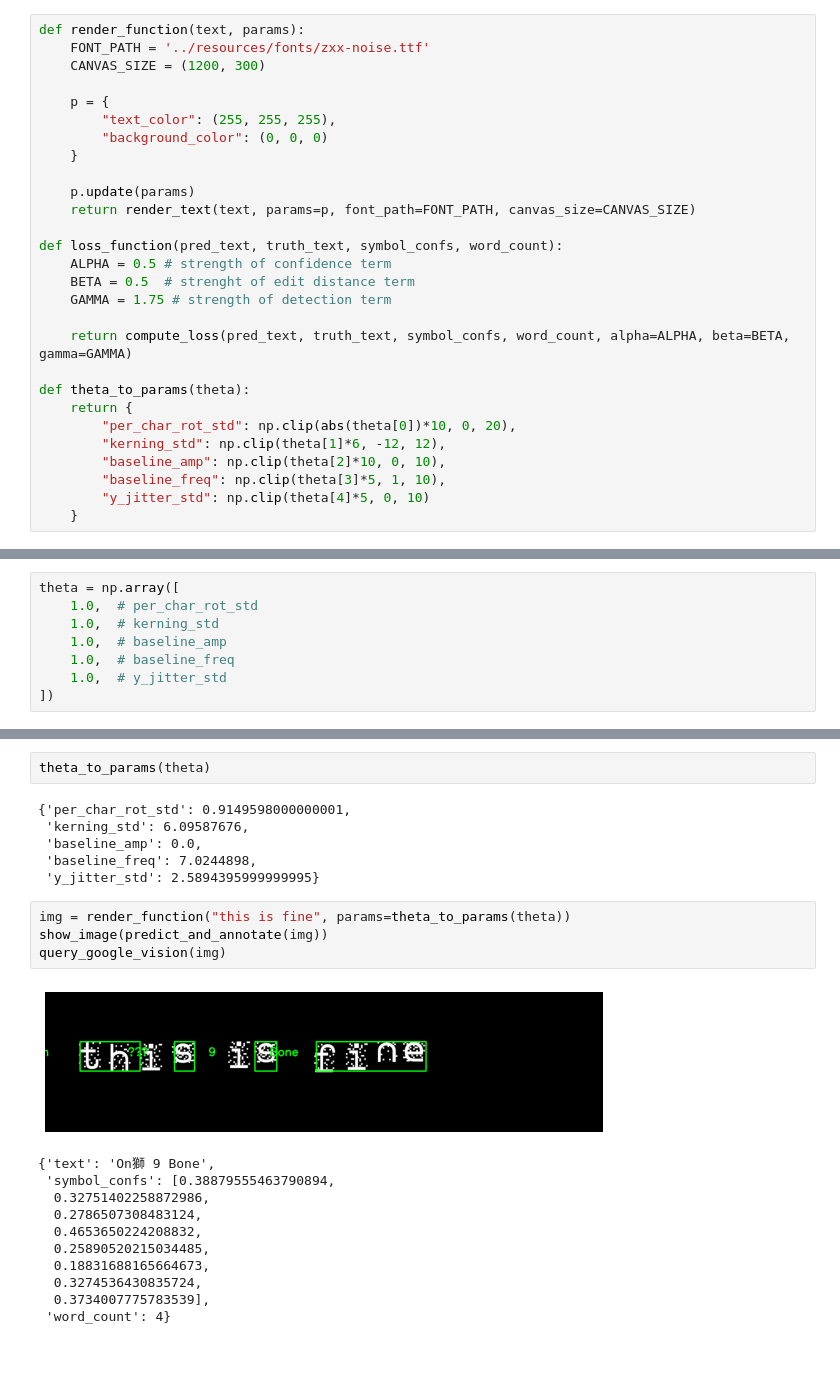
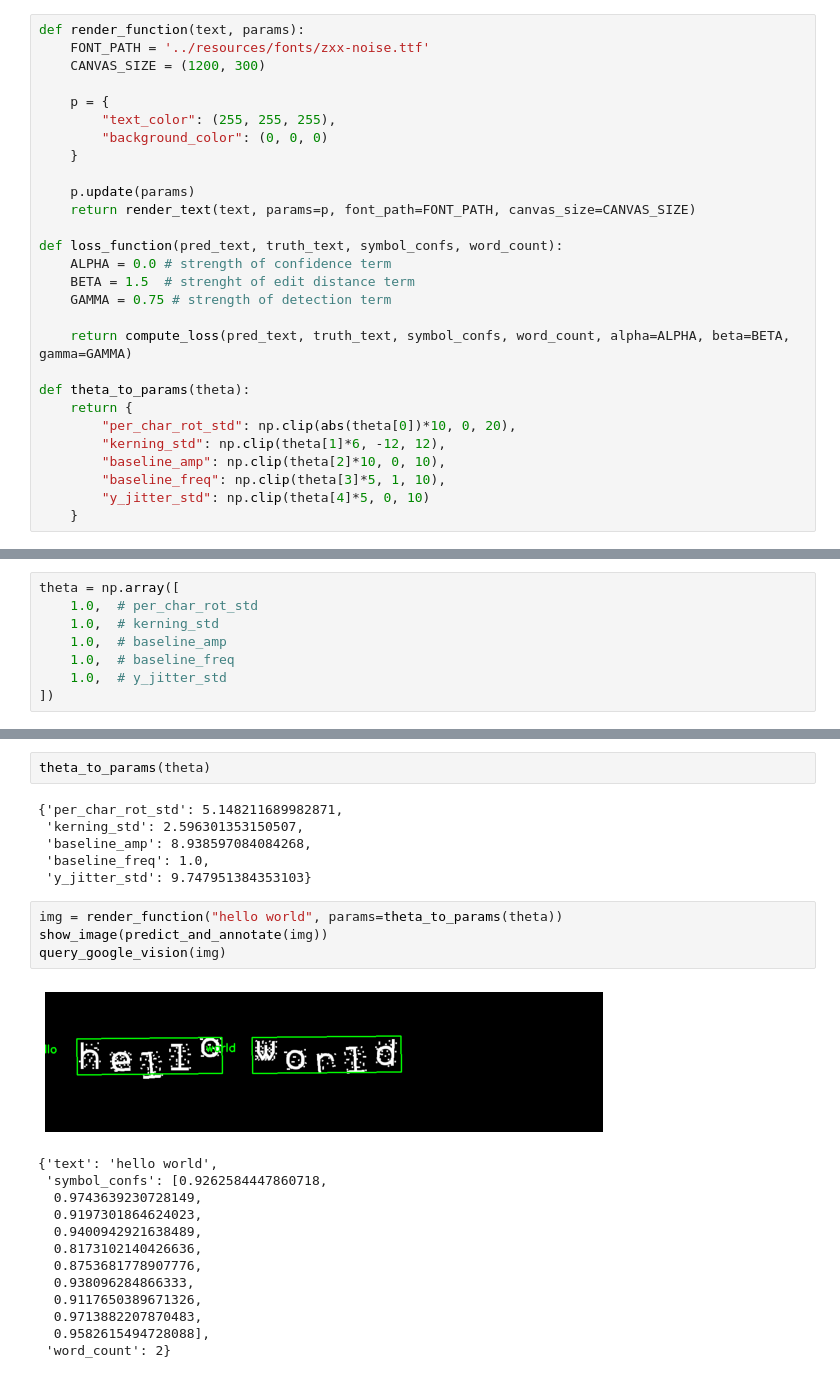
Before and after one commit to BaileyDalton007/BitBlind, a Jupyter notebook: ocr/black_box_chars/text_attack.ipynb, the cells around one changed output, grey strips where cells are left out. Drawn from its saved outputs; the diff is of its cells as text.

```diff
--- a/ocr/black_box_chars/text_attack.ipynb
+++ b/ocr/black_box_chars/text_attack.ipynb
@@ -28,9 +28,9 @@ def render_function(text, params):
     return render_text(text, params=p, font_path=FONT_PATH, canvas_size=CANVAS_SIZE)
 
 def loss_function(pred_text, truth_text, symbol_confs, word_count):
-    ALPHA = 0.5 # strength of confidence term
-    BETA = 0.5  # strenght of edit distance term
-    GAMMA = 1.75 # strength of detection term
+    ALPHA = 0.0 # strength of confidence term
+    BETA = 1.5  # strenght of edit distance term
+    GAMMA = 0.75 # strength of detection term
 
     return compute_loss(pred_text, truth_text, symbol_confs, word_count, alpha=ALPHA, beta=BETA, gamma=GAMMA)
 
@@ -100,27 +100,29 @@ Step 099 | Loss: 0.9934 | Theta: [-0.09149598  1.01597946 -0.28621204  1.4048979
 # %%
 theta_to_params(theta)
 # %% [output]
-{'per_char_rot_std': 0.9149598000000001,
- 'kerning_std': 6.09587676,
- 'baseline_amp': 0.0,
- 'baseline_freq': 7.0244898,
- 'y_jitter_std': 2.5894395999999995}
+{'per_char_rot_std': 5.148211689982871,
+ 'kerning_std': 2.596301353150507,
+ 'baseline_amp': 8.938597084084268,
+ 'baseline_freq': 1.0,
+ 'y_jitter_std': 9.747951384353103}
 # %%
-img = render_function("this is fine", params=theta_to_params(theta))
+img = render_function("hello world", params=theta_to_params(theta))
 show_image(predict_and_annotate(img))
 query_google_vision(img)
 # %% [output]
-[figure, old version]
+[figure, new version]
-{'text': 'On獅 9 Bone',
- 'symbol_confs': [0.38879555463790894,
-  0.32751402258872986,
-  0.2786507308483124,
-  0.4653650224208832,
-  0.25890520215034485,
-  0.18831688165664673,
-  0.3274536430835724,
-  0.3734007775783539],
- 'word_count': 4}
+{'text': 'hello world',
+ 'symbol_confs': [0.9262584447860718,
+  0.9743639230728149,
+  0.9197301864624023,
+  0.9400942921638489,
+  0.8173102140426636,
+  0.8753681778907776,
+  0.938096284866333,
+  0.9117650389671326,
+  0.9713882207870483,
+  0.9582615494728088],
+ 'word_count': 2}
 # %%
 validation_labels = [
     "quick brown fox",
```
Also changed, not shown: parts of 2 cells of this notebook, 16 other files.
